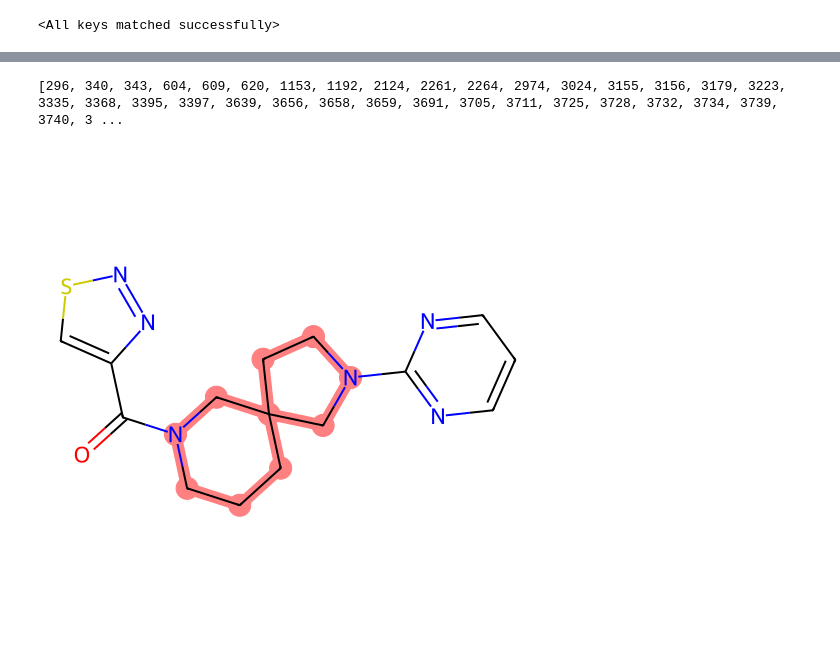
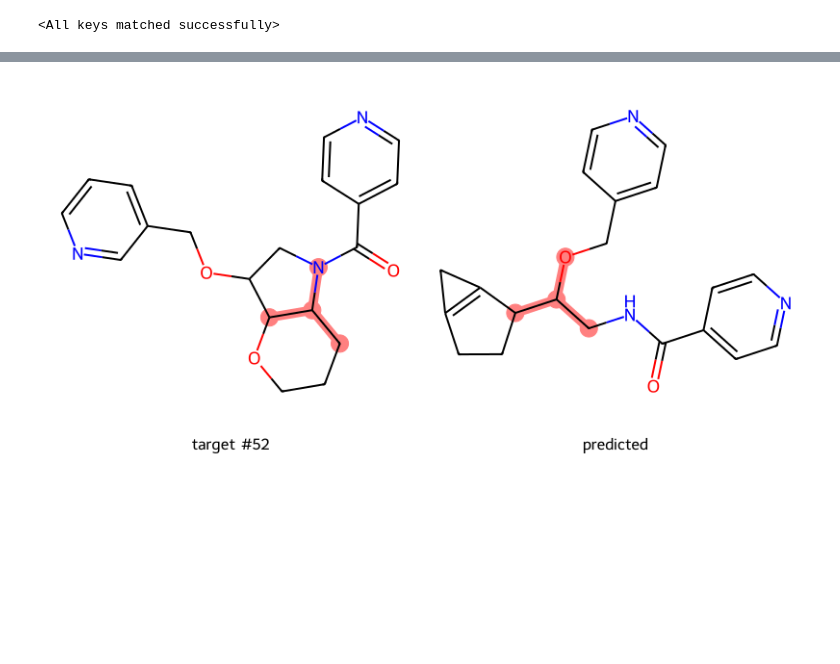
Before and after one commit to asiomchen/mldd23_project1, a Jupyter notebook: results_visualisation.ipynb, the cells around one changed output, grey strips where cells are left out. Saved outputs shown, nothing was run; the diff lists cells and outputs as text; code cells hidden in the pictures; blank space fills up the shorter version.

Commit message:
add Highlighter

```diff
--- a/results_visualisation.ipynb
+++ b/results_visualisation.ipynb
@@ -57,7 +82,0 @@ Test size: 121524
-# %%
-out = model(x, y, teacher_forcing=False)
-softmax = nn.Softmax(dim=2)
-out = softmax(out)
-out = out.detach().cpu().numpy()
-target = y.detach().cpu().numpy()
-fps = x.detach().cpu().numpy()
@@ -115,5 +134,13 @@ def idxise_fp(fp):
 # %%
-highlight(0, 296) #(molecule number in batch, substructure key)
+target_ms, pred_ms, fps = get_predictions('./models/v3-revisited/val_dataset.parquet', n_molecules=100)
+highlighter = Highlighter(target_ms, pred_ms, fps)
+
+idx = 26
+
+for fp_bit in highlighter.active_bits[idx]:
+    img = highlighter(idx, fp_bit)
+    img.save(f'imgs/{fp_bit}.png')
-# %% [output]
-[296, 340, 343, 604, 609, 620, 1153, 1192, 2124, 2261, 2264, 2974, 3024, 3155, 3156, 3179, 3223, 3335, 3368, 3395, 3397, 3639, 3656, 3658, 3659, 3691, 3705, 3711, 3725, 3728, 3732, 3734, 3739, 3740, 3 ...
-[figure, removed]
+# %%
+highlighter(52,0)
+# %% [output]
+[figure, added]
```
Also changed, not shown: parts of 8 cells of this notebook.
